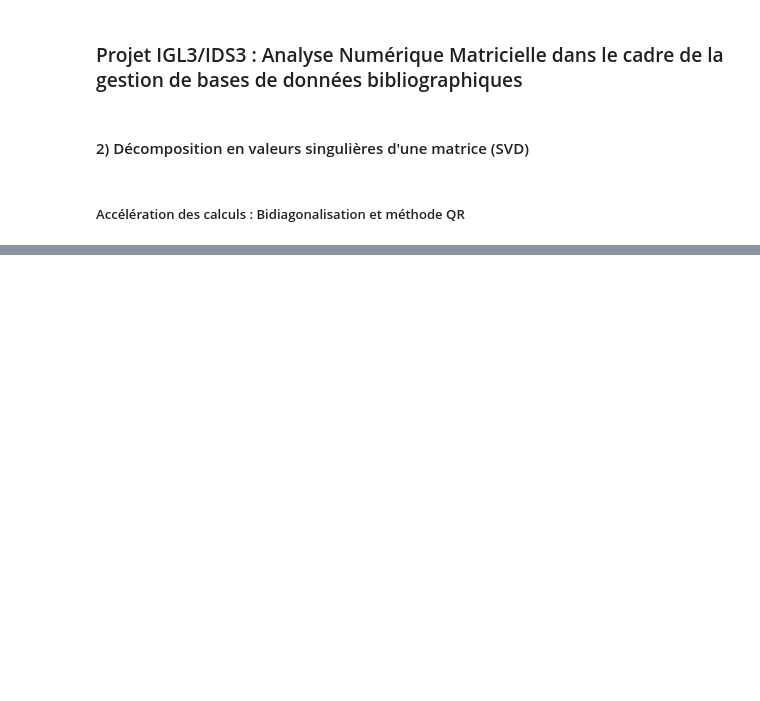
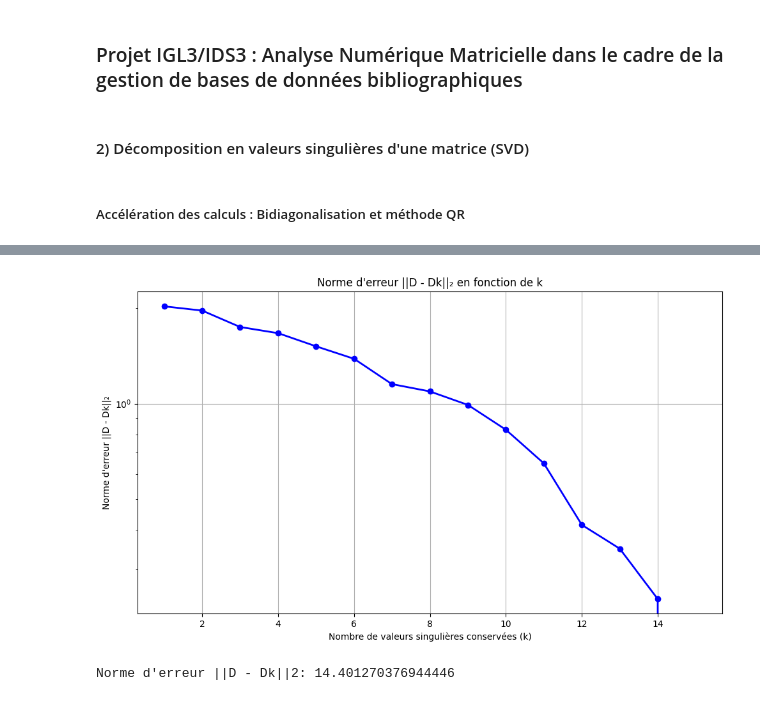
Before and after one commit to Chaabane2k03/Projet_Python_IGL3, a Jupyter notebook: Projet/project.ipynb, the cells around one changed output, grey strips where cells are left out. Cells and saved outputs as stored; diff of their text form; code cells hidden in the pictures; blank space fills up the shorter version.

```diff
--- a/Projet/project.ipynb
+++ b/Projet/project.ipynb
@@ -396,0 +544,15 @@ print("Valeurs singulières de numpy:", np.linalg.svd(A, compute_uv=False))
+# %%
+#Matrice aléatoire de test :
+np.random.seed(42)
+m, n = 20, 15
+matrice_alea = np.random.rand(m, n)
+
+erreurs = plot_norme_erreur(matrice_alea , 15)
+# %% [output]
+[figure, added]
+# %%
+# Norme d'erreur en pour bidiagonalisation + QR
+def norme_erreur_bidiagonale_qr(D , k):
+    _ , B, _ = bidiagonale(D)
+# %% [output]
+Norme d'erreur ||D - Dk||2: 14.401270376944446
```
Also changed, not shown: parts of 20 cells of this notebook.
